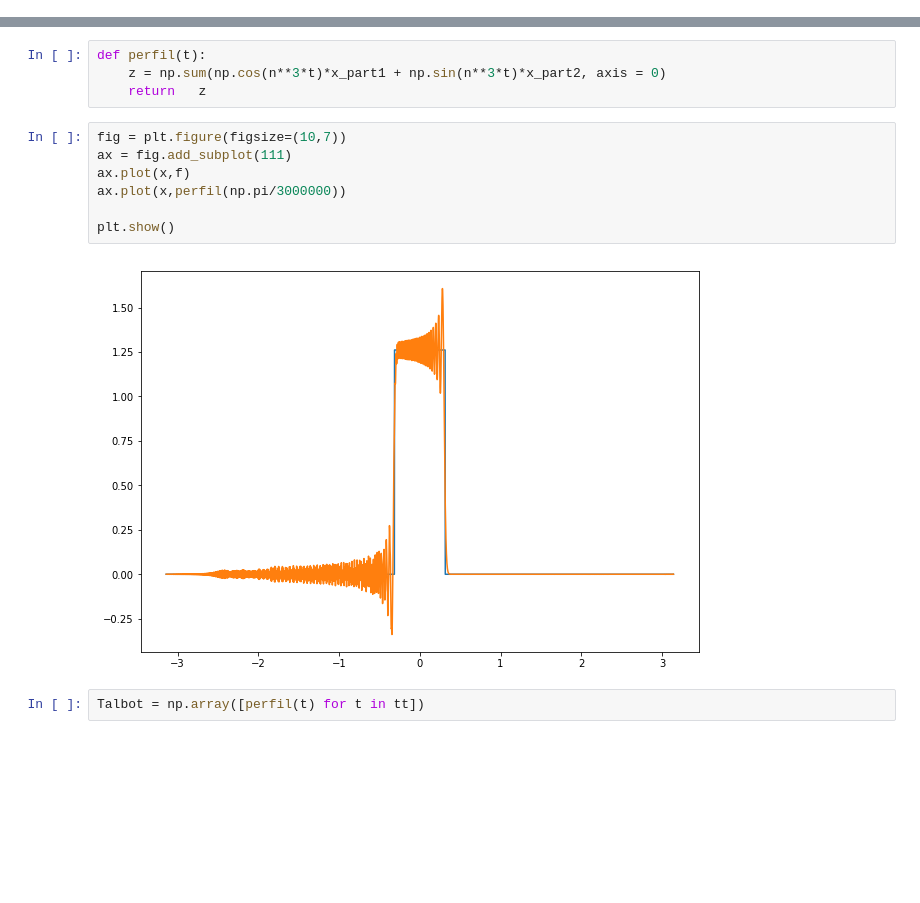
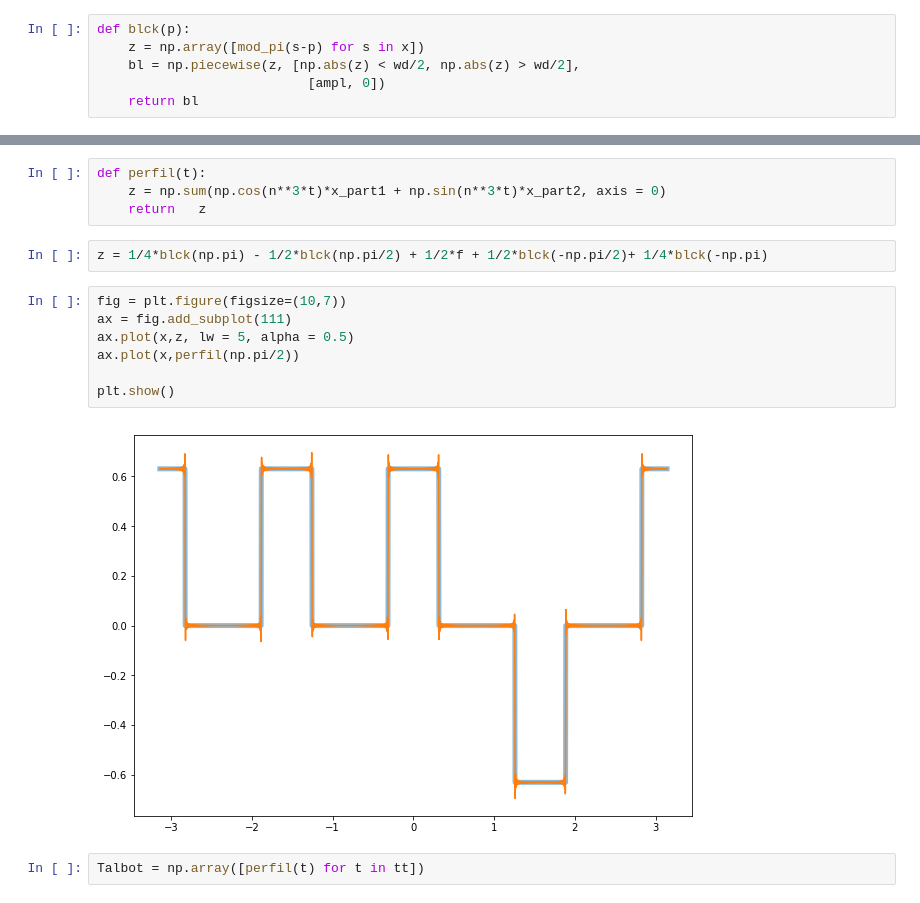
Before and after one commit to arangogithub/Carpets-of-Light, a Jupyter notebook: carpets_of_light.ipynb, the cells around one changed output, grey strips where cells are left out. Saved outputs shown, nothing was run; the diff lists cells and outputs as text; blank space fills up the shorter version.

```diff
--- a/carpets_of_light.ipynb
+++ b/carpets_of_light.ipynb
@@ -57,6 +57,12 @@ block = np.piecewise(x, [np.abs(x) < wd/2, np.abs(x) > wd/2],
                            [ampl, 0])
 #######################################################
 f = block
+# %%
+def blck(p):
+    z = np.array([mod_pi(s-p) for s in x])
+    bl = np.piecewise(z, [np.abs(z) < wd/2, np.abs(z) > wd/2],
+                           [ampl, 0])
+    return bl
 # %%
 fig = plt.figure(figsize=(10,7))
 ax = fig.add_subplot(111)
@@ -103,15 +105,17 @@ x_part1, x_part2 = a*y + b*z, -a*z +  b*y
 def perfil(t):
     z = np.sum(np.cos(n**3*t)*x_part1 + np.sin(n**3*t)*x_part2, axis = 0)
     return   z
+# %%
+z = 1/4*blck(np.pi) - 1/2*blck(np.pi/2) + 1/2*f + 1/2*blck(-np.pi/2)+ 1/4*blck(-np.pi)
 # %%
 fig = plt.figure(figsize=(10,7))
 ax = fig.add_subplot(111)
-ax.plot(x,f)
-ax.plot(x,perfil(np.pi/3000000))
+ax.plot(x,z, lw = 5, alpha = 0.5)
+ax.plot(x,perfil(np.pi/2))
 
 plt.show()
 # %% [output]
-[figure, old version]
+[figure, new version]
 # %%
 Talbot = np.array([perfil(t) for t in tt])
 # %%
```
Also changed, not shown: parts of 1 cell of this notebook.
